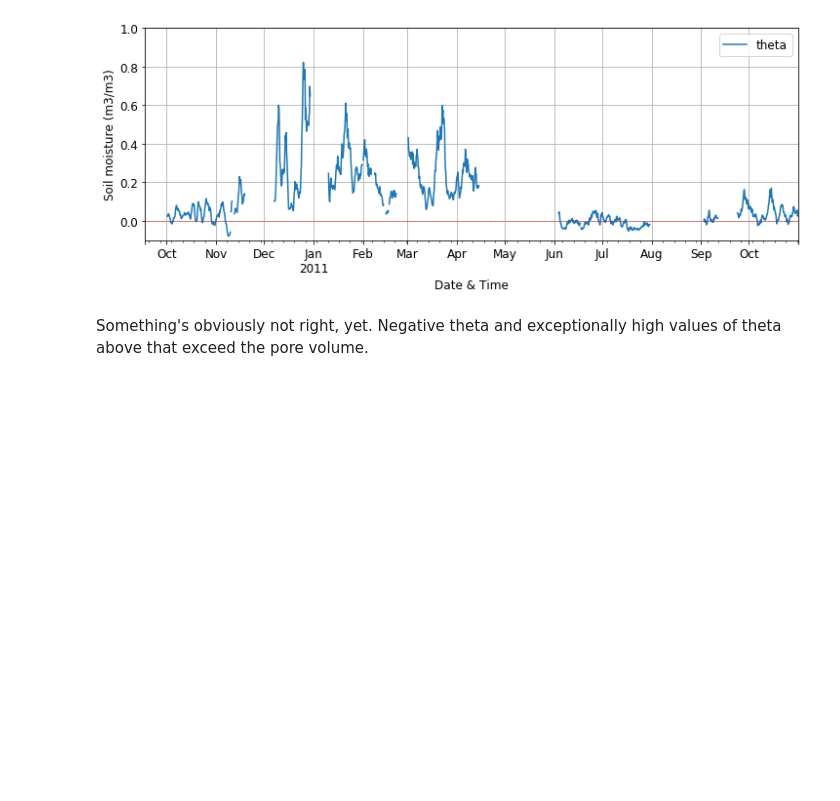
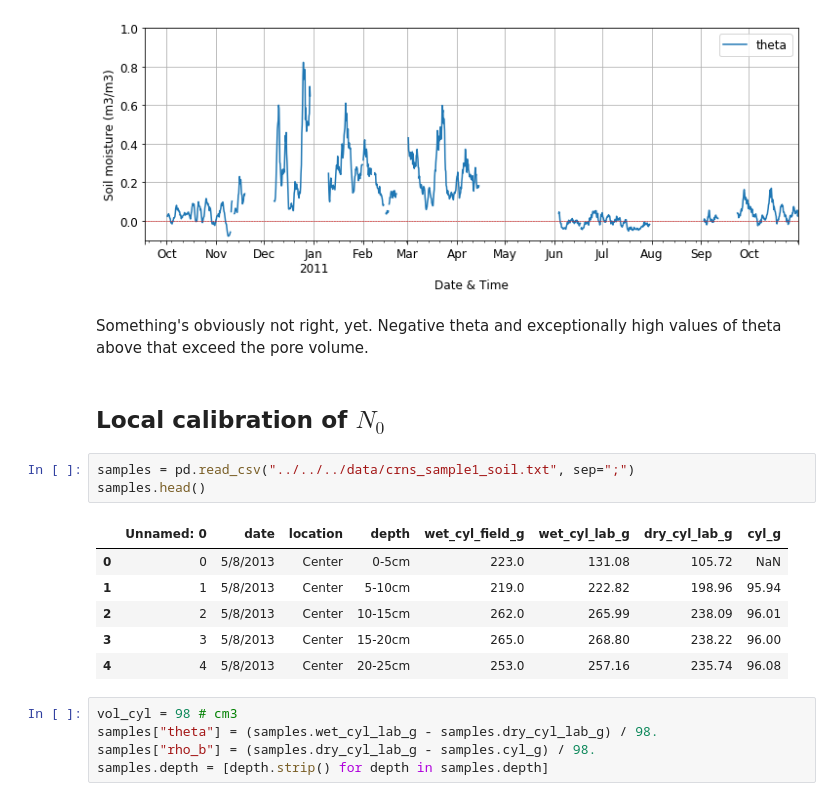
Before and after one commit to heistermann/cosmicsense, a Jupyter notebook: docs/source/notebooks/n_to_theta.ipynb, the cells around one changed output. Cells and saved outputs as stored; diff of their text form; blank space fills up the shorter version.

```diff
--- a/docs/source/notebooks/n_to_theta.ipynb
+++ b/docs/source/notebooks/n_to_theta.ipynb
@@ -372,3 +367,20 @@ plt.grid()
 [figure]
 # %% [markdown]
 Something's obviously not right,  yet. Negative theta and exceptionally high values of theta above that exceed the pore volume.
+# %% [markdown]
+## Local calibration of $N_0$
+# %%
+samples = pd.read_csv("../../../data/crns_sample1_soil.txt", sep=";")
+samples.head()
+# %% [output]
+|  | Unnamed: 0 | date | location | depth | wet_cyl_field_g | wet_cyl_lab_g | dry_cyl_lab_g | cyl_g |
+| 0 | 0 | 5/8/2013 | Center | 0-5cm | 223.0 | 131.08 | 105.72 | NaN |
+| 1 | 1 | 5/8/2013 | Center | 5-10cm | 219.0 | 222.82 | 198.96 | 95.94 |
+| 2 | 2 | 5/8/2013 | Center | 10-15cm | 262.0 | 265.99 | 238.09 | 96.01 |
+| 3 | 3 | 5/8/2013 | Center | 15-20cm | 265.0 | 268.80 | 238.22 | 96.00 |
+| 4 | 4 | 5/8/2013 | Center | 20-25cm | 253.0 | 257.16 | 235.74 | 96.08 |
+# %%
+vol_cyl = 98 # cm3
+samples["theta"] = (samples.wet_cyl_lab_g - samples.dry_cyl_lab_g) / 98.
+samples["rho_b"] = (samples.dry_cyl_lab_g - samples.cyl_g) / 98.
+samples.depth = [depth.strip() for depth in samples.depth]
```
Also changed, not shown: parts of 5 cells of this notebook, 2 other files.
